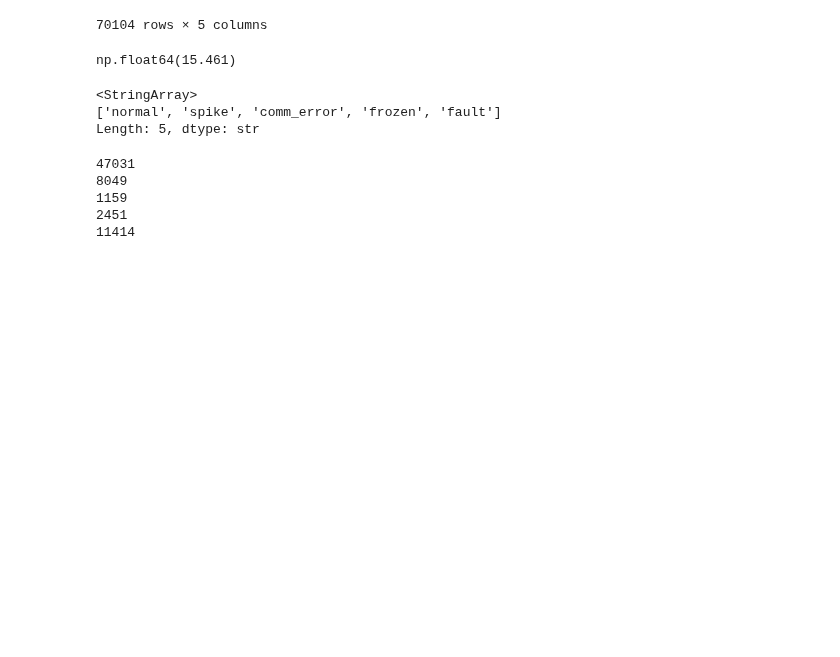
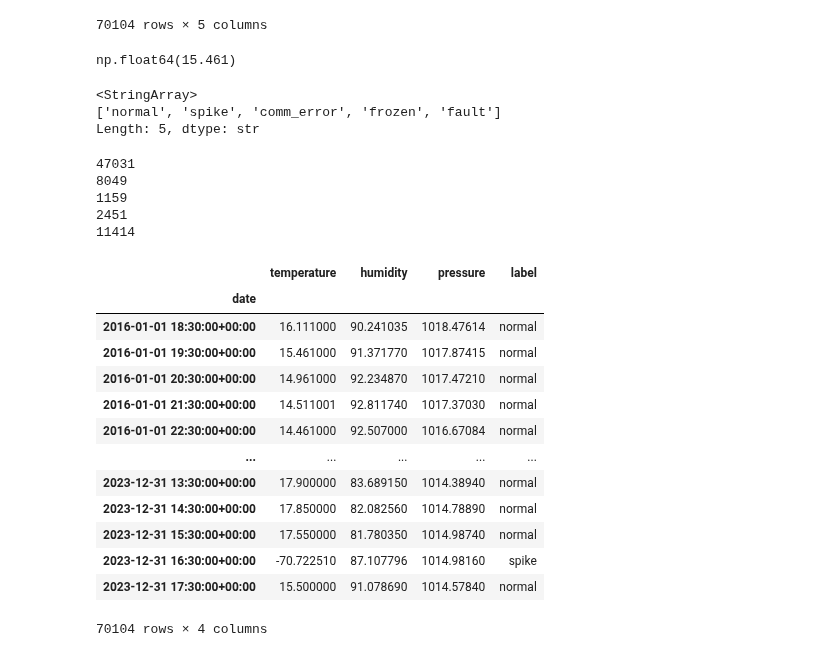
Before and after one commit to Kalyan-udd/Weather-Anamoly-Detection, a Jupyter notebook: model_training/data_transfromation.ipynb, the cells around one changed output. Saved outputs shown, nothing was run; the diff lists cells and outputs as text; code cells hidden in the pictures; blank space fills up the shorter version.

```diff
--- a/model_training/data_transfromation.ipynb
+++ b/model_training/data_transfromation.ipynb
@@ -63,3 +63,21 @@ print(df_anomaly['label'].eq('fault').sum())
 11414
 # %%
 df_anomaly.to_csv("data/anomaly_labelled_data.csv")
+# %%
+df = pd.read_csv("data/anomaly_labelled_data.csv", parse_dates=['date'], index_col=0).set_index('date')
+df
+# %% [output]
+|  | temperature | humidity | pressure | label |
+| date |  |  |  |  |
+| 2016-01-01 18:30:00+00:00 | 16.111000 | 90.241035 | 1018.47614 | normal |
+| 2016-01-01 19:30:00+00:00 | 15.461000 | 91.371770 | 1017.87415 | normal |
+| 2016-01-01 20:30:00+00:00 | 14.961000 | 92.234870 | 1017.47210 | normal |
+| 2016-01-01 21:30:00+00:00 | 14.511001 | 92.811740 | 1017.37030 | normal |
+| 2016-01-01 22:30:00+00:00 | 14.461000 | 92.507000 | 1016.67084 | normal |
+| ... | ... | ... | ... | ... |
+| 2023-12-31 13:30:00+00:00 | 17.900000 | 83.689150 | 1014.38940 | normal |
+| 2023-12-31 14:30:00+00:00 | 17.850000 | 82.082560 | 1014.78890 | normal |
+| 2023-12-31 15:30:00+00:00 | 17.550000 | 81.780350 | 1014.98740 | normal |
+| 2023-12-31 16:30:00+00:00 | -70.722510 | 87.107796 | 1014.98160 | spike |
+| 2023-12-31 17:30:00+00:00 | 15.500000 | 91.078690 | 1014.57840 | normal |
+70104 rows × 4 columns
```
Also changed, not shown: parts of 7 cells of this notebook, 2 other files.
